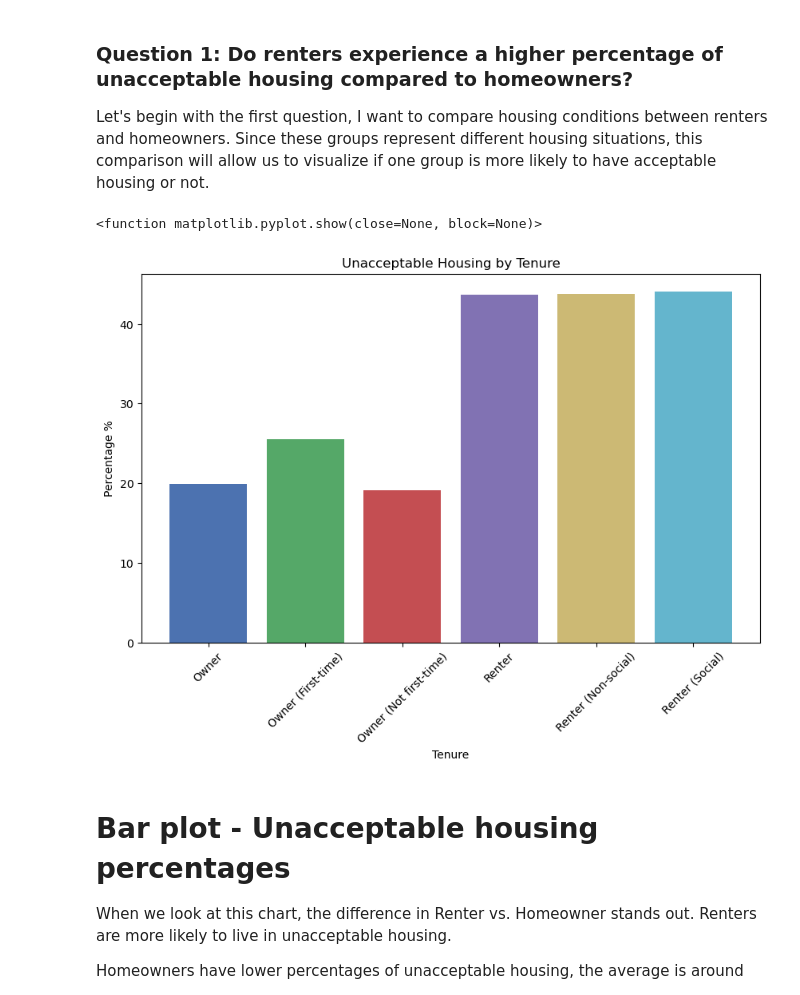
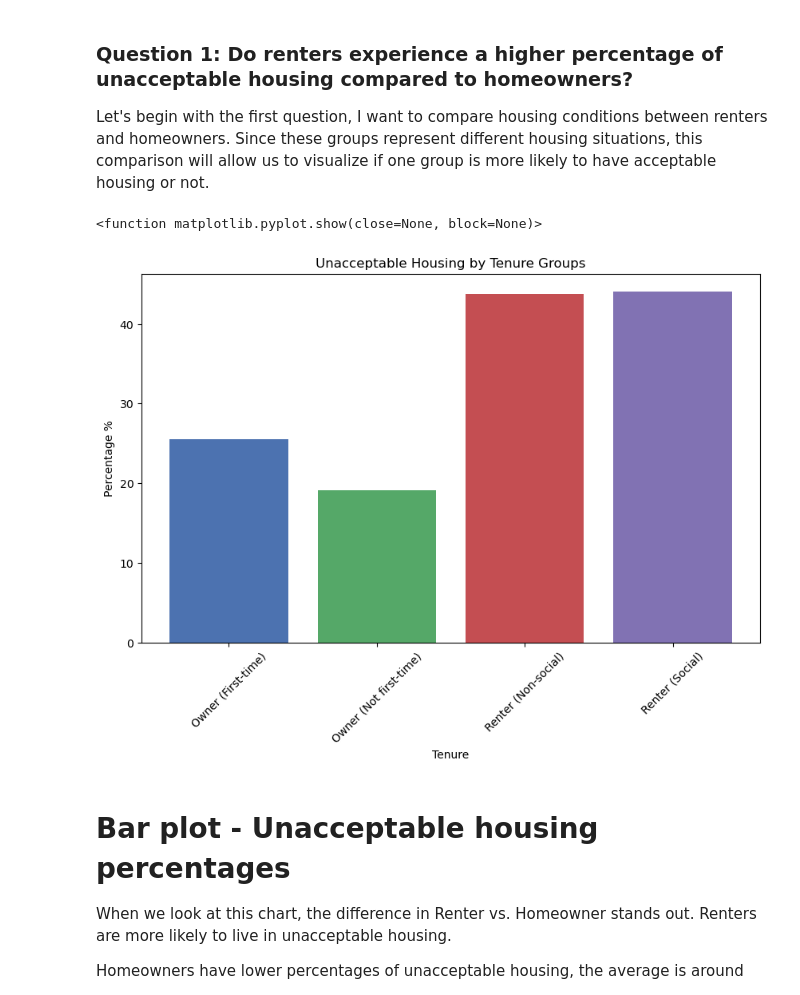
Before and after one commit to samnsinclair-oss/canadian-housing-analysis, a Jupyter notebook: notebooks/analysis.ipynb, the cells around one changed output. Saved outputs shown, nothing was run; the diff lists cells and outputs as text; code cells hidden in the pictures.

```diff
--- a/notebooks/analysis.ipynb
+++ b/notebooks/analysis.ipynb
@@ -306,28 +316,36 @@ Let's begin with the first question, I want to compare housing conditions betwee
 # %%
 # we only want one group so we filter to "not acceptable"
 unacceptable = df_cleaned[df_cleaned["Housing Status"] == "Not Acceptable"]
 
+unacceptable = unacceptable[
+    unacceptable["Tenure"].isin([
+        "Owner (First-time)",
+        "Owner (Not first-time)",
+        "Renter (Social)",
+        "Renter (Non-social)"
+    ])
+]
+
 # remove total
-tenure_unacceptable = unacceptable = unacceptable.groupby("Tenure")["Percentage"].mean()
-tenure_unacceptable = tenure_unacceptable.drop("Total")
+tenure_unacceptable = unacceptable.groupby("Tenure")["Percentage"].mean()
 
 # create plot
 fig, ax = plt.subplots(figsize=(10, 6))
 
 # nice different colours
-colours = ["#4c72b0", "#55a868", "#c44e52", "#8172b3", "#ccb974", "#64b5cd"]
+colours = ["#4c72b0", "#55a868", "#c44e52", "#8172b3"]
 ax.bar(tenure_unacceptable.index, tenure_unacceptable.values, color = colours)
 
 # labels
-ax.set_title("Unacceptable Housing by Tenure")
+ax.set_title("Unacceptable Housing by Tenure Groups")
 ax.set_xlabel("Tenure")
 ax.set_ylabel("Percentage %")
 ax.tick_params(axis = 'x', rotation = 45)
 
 plt.show
 # %% [output]
 <function matplotlib.pyplot.show(close=None, block=None)>
-[figure, old version]
+[figure, new version]
 # %% [markdown]
 # Bar plot - Unacceptable housing percentages
 
```
Also changed, not shown: parts of 4 cells of this notebook.
